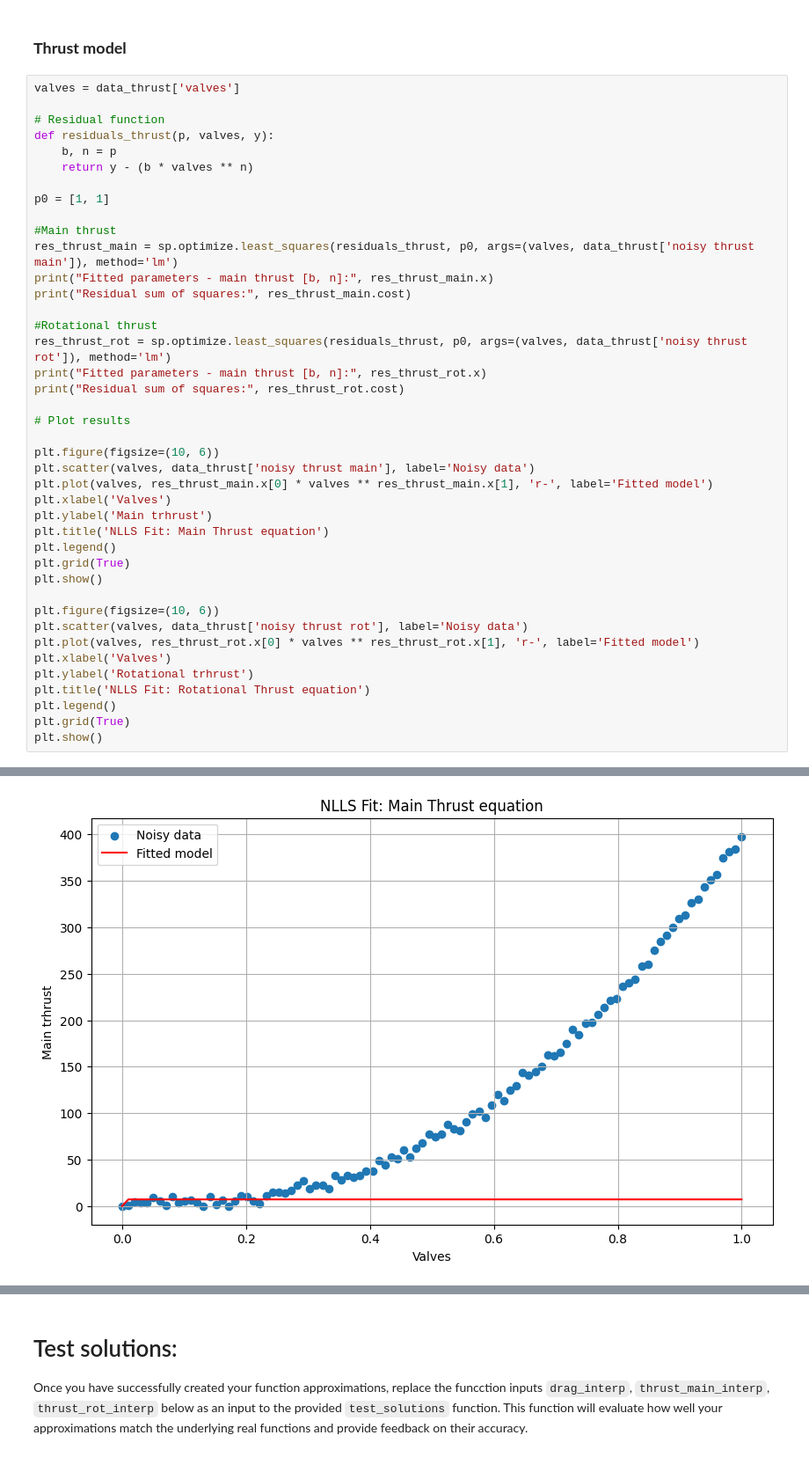
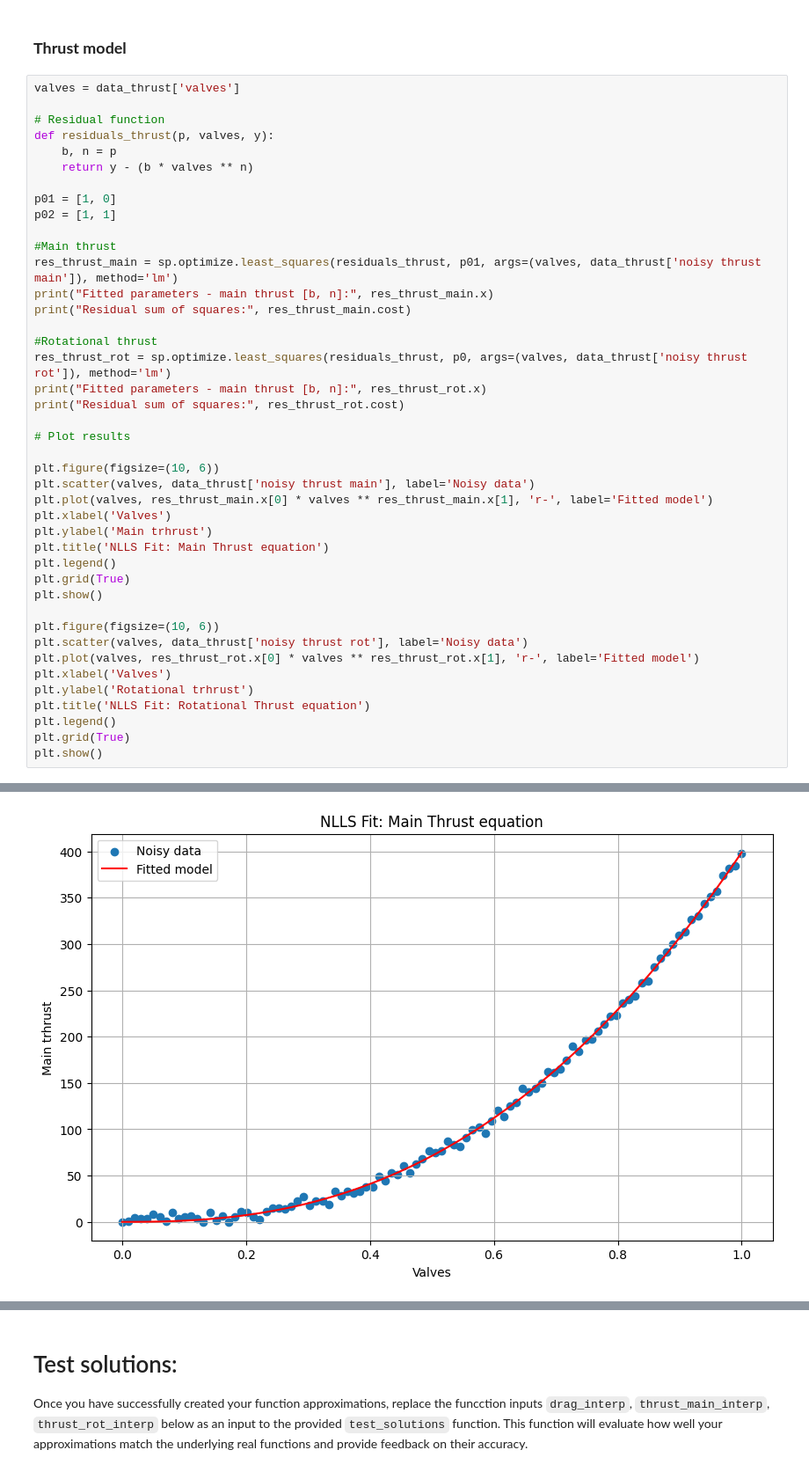
Before and after one commit to diegocepeda0228/Computational-Methods, a Jupyter notebook: project_handout/RL_Station_Sub_Problem_1.ipynb, the cells around one changed output, grey strips where cells are left out. Shown at 88% size. Cells and saved outputs as stored; diff of their text form.

```diff
--- a/project_handout/RL_Station_Sub_Problem_1.ipynb
+++ b/project_handout/RL_Station_Sub_Problem_1.ipynb
@@ -258,10 +258,11 @@ def residuals_thrust(p, valves, y):
     b, n = p
     return y - (b * valves ** n)
 
-p0 = [1, 1]
+p01 = [1, 0]
+p02 = [1, 1]
 
 #Main thrust
-res_thrust_main = sp.optimize.least_squares(residuals_thrust, p0, args=(valves, data_thrust['noisy thrust main']), method='lm')
+res_thrust_main = sp.optimize.least_squares(residuals_thrust, p01, args=(valves, data_thrust['noisy thrust main']), method='lm')
 print("Fitted parameters - main thrust [b, n]:", res_thrust_main.x)
 print("Residual sum of squares:", res_thrust_main.cost)
 
@@ -297,4 +298,4 @@ Residual sum of squares: 1280526.2782365817
 Fitted parameters - main thrust [b, n]: [4.98570391 1.49198812]
 Residual sum of squares: 0.12258187529214491
-[figure, old version]
+[figure, new version]
 [figure]
```
Also changed, not shown: parts of 8 cells of this notebook.
